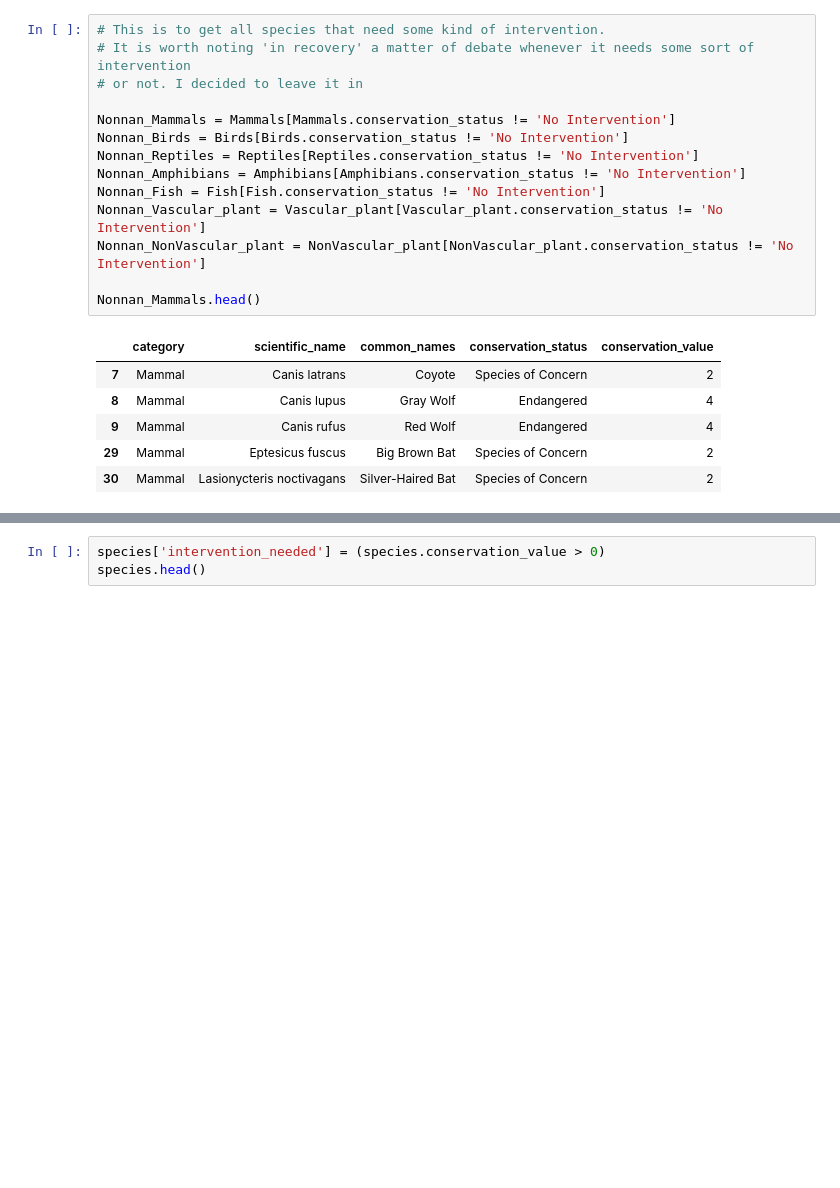
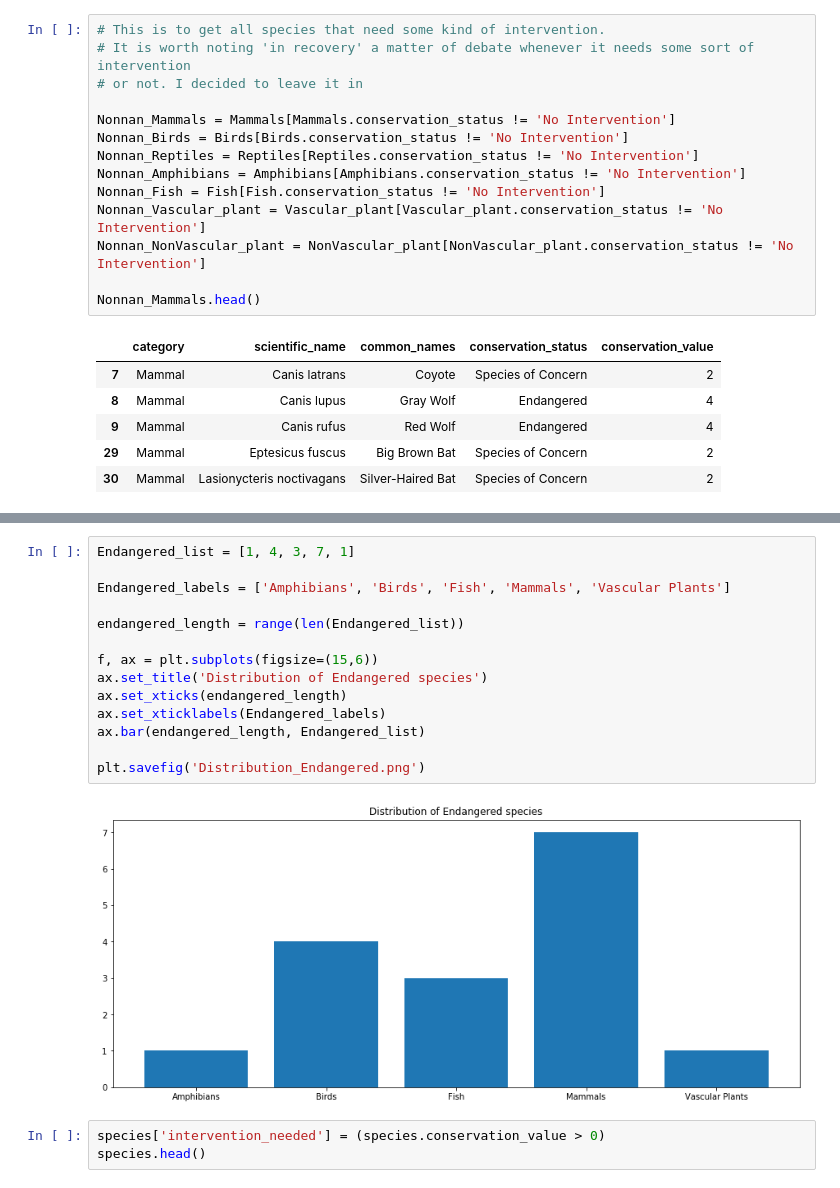
Before and after one commit to Rockara/Biodiversity-in-National-Parks, a Jupyter notebook: biodiversity.ipynb, the cells around one changed output, grey strips where cells are left out. Cells and saved outputs as stored; diff of their text form; blank space fills up the shorter version.

```diff
--- a/biodiversity.ipynb
+++ b/biodiversity.ipynb
@@ -205,5 +205,21 @@ for i in large_nonnan_list:
 [0, 4, 4, 3]
 ... (9 outputs left out)
+# %%
+Endangered_list = [1, 4, 3, 7, 1]
+
+Endangered_labels = ['Amphibians', 'Birds', 'Fish', 'Mammals', 'Vascular Plants']
+
+endangered_length = range(len(Endangered_list))
+
+f, ax = plt.subplots(figsize=(15,6))
+ax.set_title('Distribution of Endangered species')
+ax.set_xticks(endangered_length)
+ax.set_xticklabels(Endangered_labels)
+ax.bar(endangered_length, Endangered_list)
+
+plt.savefig('Distribution_Endangered.png')
+# %% [output]
+[figure, added]
 # %%
 species['intervention_needed'] = (species.conservation_value > 0)
 species.head()
```
Also changed, not shown: parts of 4 cells of this notebook, 10 other files.
